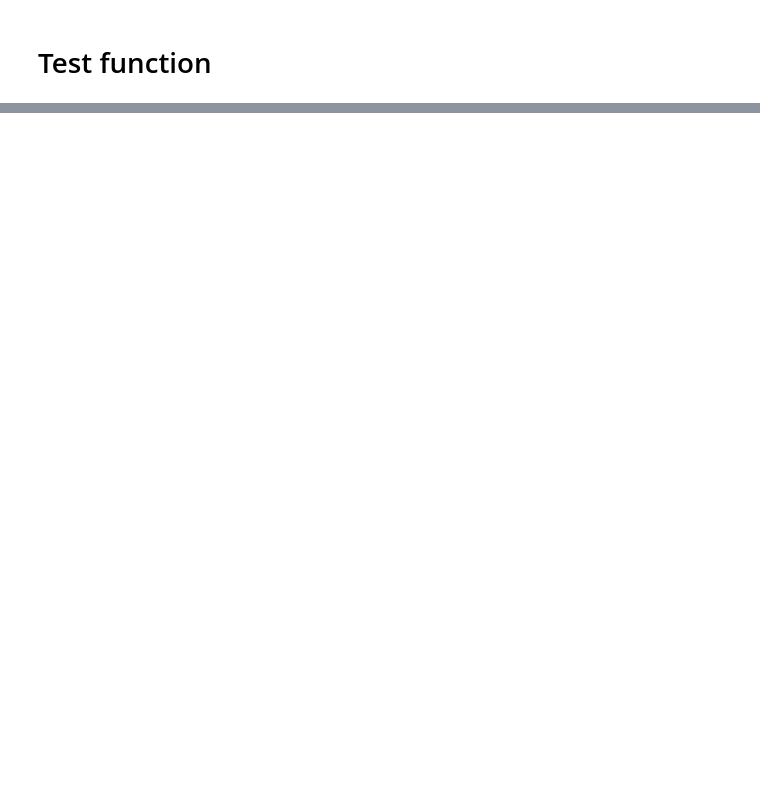
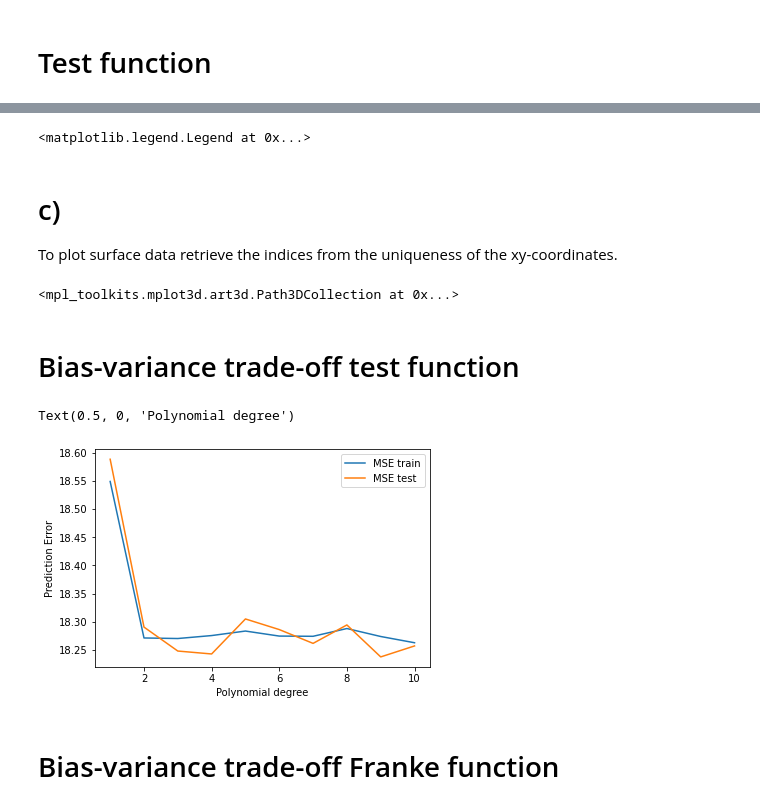
Before and after one commit to johanage/ada_ml_project1, a Jupyter notebook: Project1.ipynb, the cells around one changed output, grey strips where cells are left out. Drawn from its saved outputs; the diff is of its cells as text; code cells hidden in the pictures; blank space fills up the shorter version.

Commit message:
bias-variance tradeoff

```diff
--- a/Project1.ipynb
+++ b/Project1.ipynb
@@ -21,10 +21,10 @@ xvec  = np.array([x, y])
 xi = {"x%i"%i : xvec[i].ravel() for i in range(len(xvec))}
 keys = [key for key in xi.keys()]
 comb = []
-p = 1
+p = 2
 for p in range(1,p+1):
     comb += [x for x in combinations_with_replacement(keys, p )]
 print(comb)
-X = make_design_matrix(xvec, p=1)
+X = make_design_matrix(xvec, p=2)
 print(X)
 # %% [output]
@@ -131,0 +156,73 @@ ax.plot_surface(x,y,z, cmap=cm.coolwarm)
+# %%
+beta_matrix = np.ones((5, len(betas[-1])))
+for i in range(5):
+    for j in range(len(betas[i])):
+        beta_matrix[i,j] = betas[i][j]
+[plt.plot(beta_matrix[:,i], label="$\\beta%i$"%i) for i in range(beta_matrix.shape[-1])]
+plt.ylabel("$\\beta$")
+plt.xlabel("Polynomial degree $p$")
+plt.legend(bbox_to_anchor=(1,.5,.1,1.1))
+# %% [output]
+<matplotlib.legend.Legend at 0x...>
+# %% [markdown]
+# c)
+
+To plot surface data retrieve the indices from the uniqueness of the xy-coordinates.
+# %%
+%matplotlib qt
+from sklearn.model_selection import train_test_split
+x, y = np.meshgrid(np.arange(0,1,0.01),np.arange(0,1,0.01))
+X = make_design_matrix(xvec = xvec, p = 5)
+z = FrankeFunction(**{'x%i'%i: xvec[i].ravel() for i in range(len(xvec))})
+noise = np.random.normal(0,.1,size=z.shape)
+znoisy = z + noise
+ztilde_train, ztilde_test, betahat, Xtrain, Xtest, ztrain,ztest = ols_fp_train_test_split(X = X, y = znoisy,
+                                                                                          **{"test_size" : 0.25,
+                                                                                             "random_state" : 42})
+xtrain = Xtrain[:,1]
+ytrain = Xtrain[:,2]
+shape_train = (x.shape[0], len(ytrain)//x.shape[0])
+xtest = Xtest[:,1]
+ytest = Xtest[:,2]
+shape_test = (x.shape[0], len(ytest)//x.shape[0])
+
+fig, axs = plt.subplots(1,2,subplot_kw={'projection':'3d'}, figsize=(10,10))
+axs[0].scatter(xtrain, ytrain, ztilde_train, c=ztilde_train, cmap=cm.viridis)
+axs[0].scatter(xtrain, ytrain, ztrain, c=ztrain, cmap=cm.coolwarm)
+axs[1].scatter(xtest, ytest, ztilde_test, c=ztilde_test, cmap=cm.viridis)
+axs[1].scatter(xtest, ytest, ztest, c=ztest, cmap=cm.coolwarm)
+# %% [output]
+<mpl_toolkits.mplot3d.art3d.Path3DCollection at 0x...>
+# %% [markdown]
+# Bias-variance trade-off test function
+# %%
+model_complexity = 10
+mses_train, Rs_train = np.zeros((model_complexity)), np.zeros((model_complexity))
+mses_test, Rs_test = np.zeros((model_complexity)), np.zeros((model_complexity))
+x, y = np.meshgrid(np.arange(0,1,0.05),np.arange(0,1,0.05))
+for p in range(1,model_complexity+1):
+    X = make_design_matrix(xvec = xvec, p = p)
+    z = test_func_2(**{'x%i'%i: xvec[i].ravel() for i in range(len(xvec))})
+    noise = np.random.normal(0,.1,size=z.shape)
+    znoisy = z + noise
+    ztilde_train, ztilde_test, betahat, Xtrain, Xtest, ztrain,ztest = ols_fp_train_test_split(X = X, y = znoisy,
+                                                                                              **{"test_size" : 0.25,
+                                                                                                "random_state" : 42})
+    mses_train[p-1] = MSE(y = ztrain,ytilde = ztilde_train)
+    Rs_train[p-1] = Rscore(y = ztrain, ytilde = ztilde_train)
+
+    mses_test[p-1] = MSE(y = ztest,ytilde = ztilde_test)
+    Rs_test[p-1] = Rscore(y = ztest, ytilde = ztilde_test)
+# %%
+%matplotlib inline
+ps = [i for i in range(1,model_complexity+1)]
+plt.plot(ps, mses_train, label="MSE train")
+plt.plot(ps, mses_test, label="MSE test")
+plt.legend()
+plt.ylabel("Prediction Error")
+plt.xlabel("Polynomial degree")
+# %% [output]
+Text(0.5, 0, 'Polynomial degree')
+[figure, added]
+# %% [markdown]
+# Bias-variance trade-off Franke function
```
Also changed, not shown: parts of 10 cells of this notebook, 1 other file.
